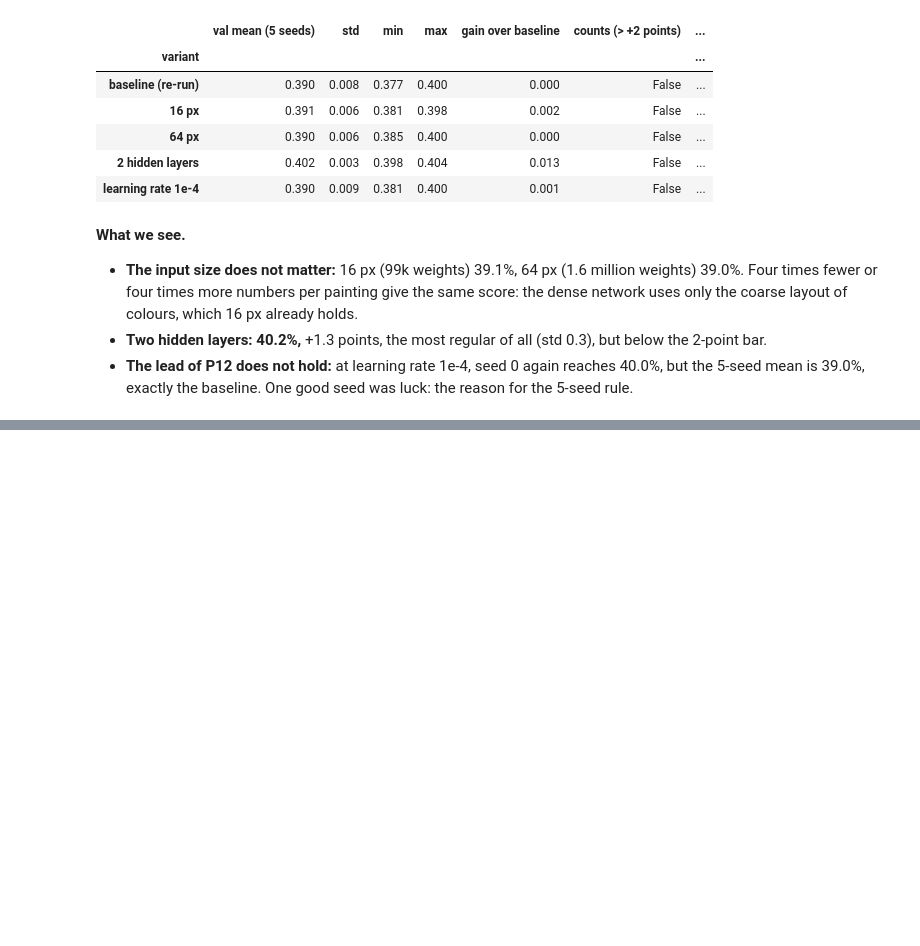
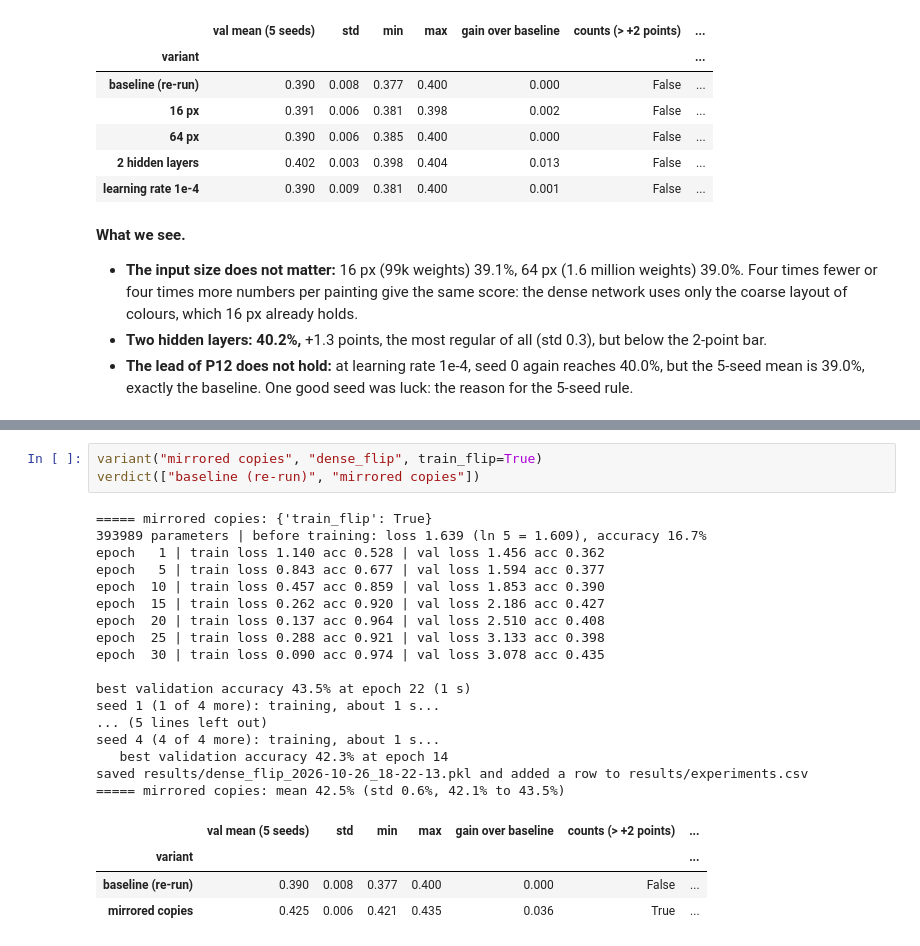
Before and after one commit to Xenodion/deep-learning-project-waerniers-lamy, a Jupyter notebook: src/deep_learning_project_waerniers_lamy_mahieddine/vision/P13_dense_regularisation.ipynb, the cells around one changed output, grey strips where cells are left out. Drawn from its saved outputs; the diff is of its cells as text; blank space fills up the shorter version.

```diff
--- a/src/deep_learning_project_waerniers_lamy_mahieddine/vision/P13_dense_regularisation.ipynb
+++ b/src/deep_learning_project_waerniers_lamy_mahieddine/vision/P13_dense_regularisation.ipynb
@@ -238,0 +246,25 @@ saved results/dense_lr1e-4_2026-10-26_18-22-05.pkl and added a row to results/ex
+# %%
+variant("mirrored copies", "dense_flip", train_flip=True)
+verdict(["baseline (re-run)", "mirrored copies"])
+# %% [output]
+===== mirrored copies: {'train_flip': True}
+393989 parameters | before training: loss 1.639 (ln 5 = 1.609), accuracy 16.7%
+epoch   1 | train loss 1.140 acc 0.528 | val loss 1.456 acc 0.362
+epoch   5 | train loss 0.843 acc 0.677 | val loss 1.594 acc 0.377
+epoch  10 | train loss 0.457 acc 0.859 | val loss 1.853 acc 0.390
+epoch  15 | train loss 0.262 acc 0.920 | val loss 2.186 acc 0.427
+epoch  20 | train loss 0.137 acc 0.964 | val loss 2.510 acc 0.408
+epoch  25 | train loss 0.288 acc 0.921 | val loss 3.133 acc 0.398
+epoch  30 | train loss 0.090 acc 0.974 | val loss 3.078 acc 0.435
+
+best validation accuracy 43.5% at epoch 22 (1 s)
+seed 1 (1 of 4 more): training, about 1 s...
+... (5 lines left out)
+seed 4 (4 of 4 more): training, about 1 s...
+   best validation accuracy 42.3% at epoch 14
+saved results/dense_flip_2026-10-26_18-22-13.pkl and added a row to results/experiments.csv
+===== mirrored copies: mean 42.5% (std 0.6%, 42.1% to 43.5%)
+|  | val mean (5 seeds) | std | min | max | gain over baseline | counts (> +2 points) | ... |
+| variant |  |  |  |  |  |  | ... |
+| baseline (re-run) | 0.390 | 0.008 | 0.377 | 0.400 | 0.000 | False | ... |
+| mirrored copies | 0.425 | 0.006 | 0.421 | 0.435 | 0.036 | True | ... |
```
Also changed, not shown: parts of 2 cells of this notebook, 2 other files.
